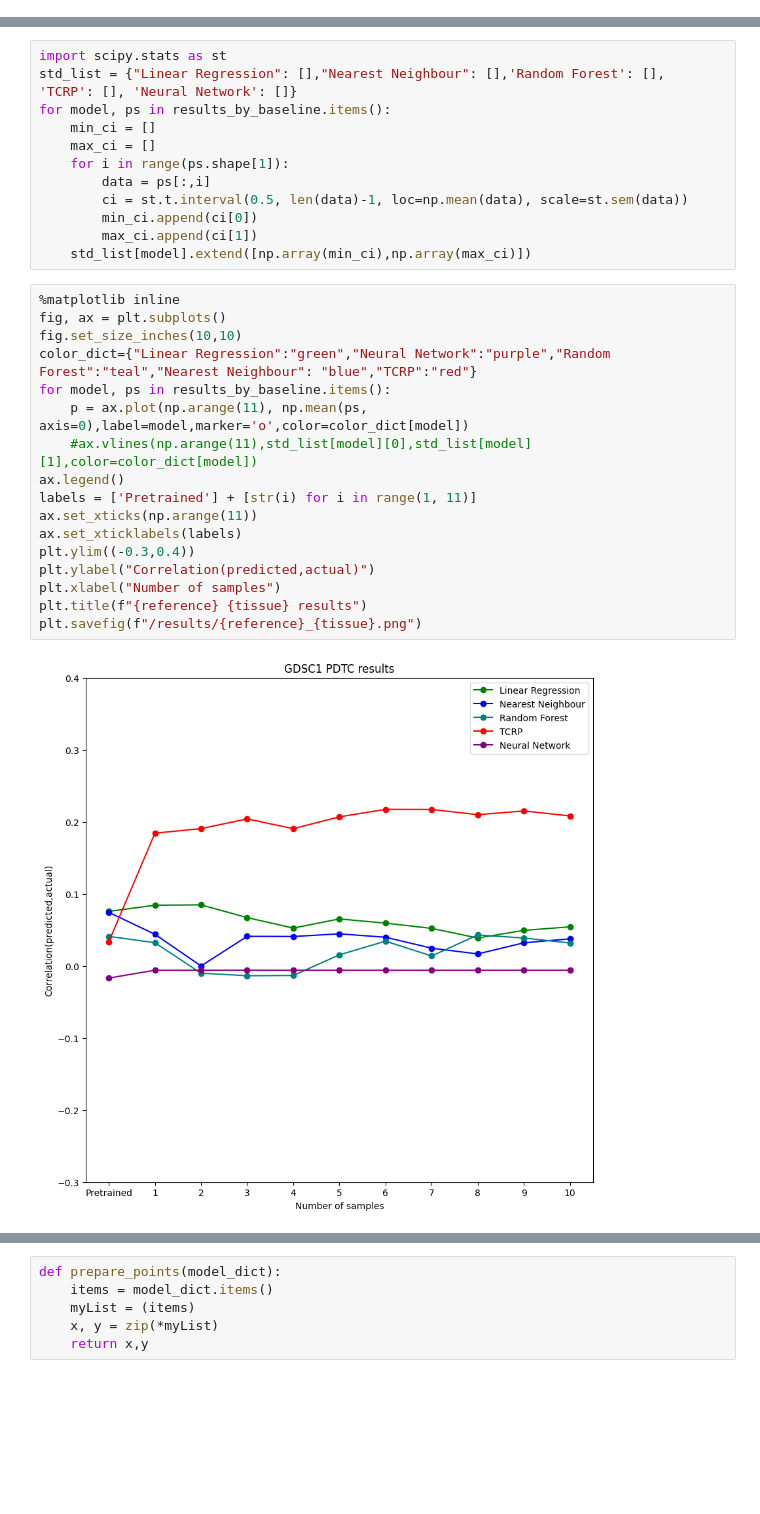
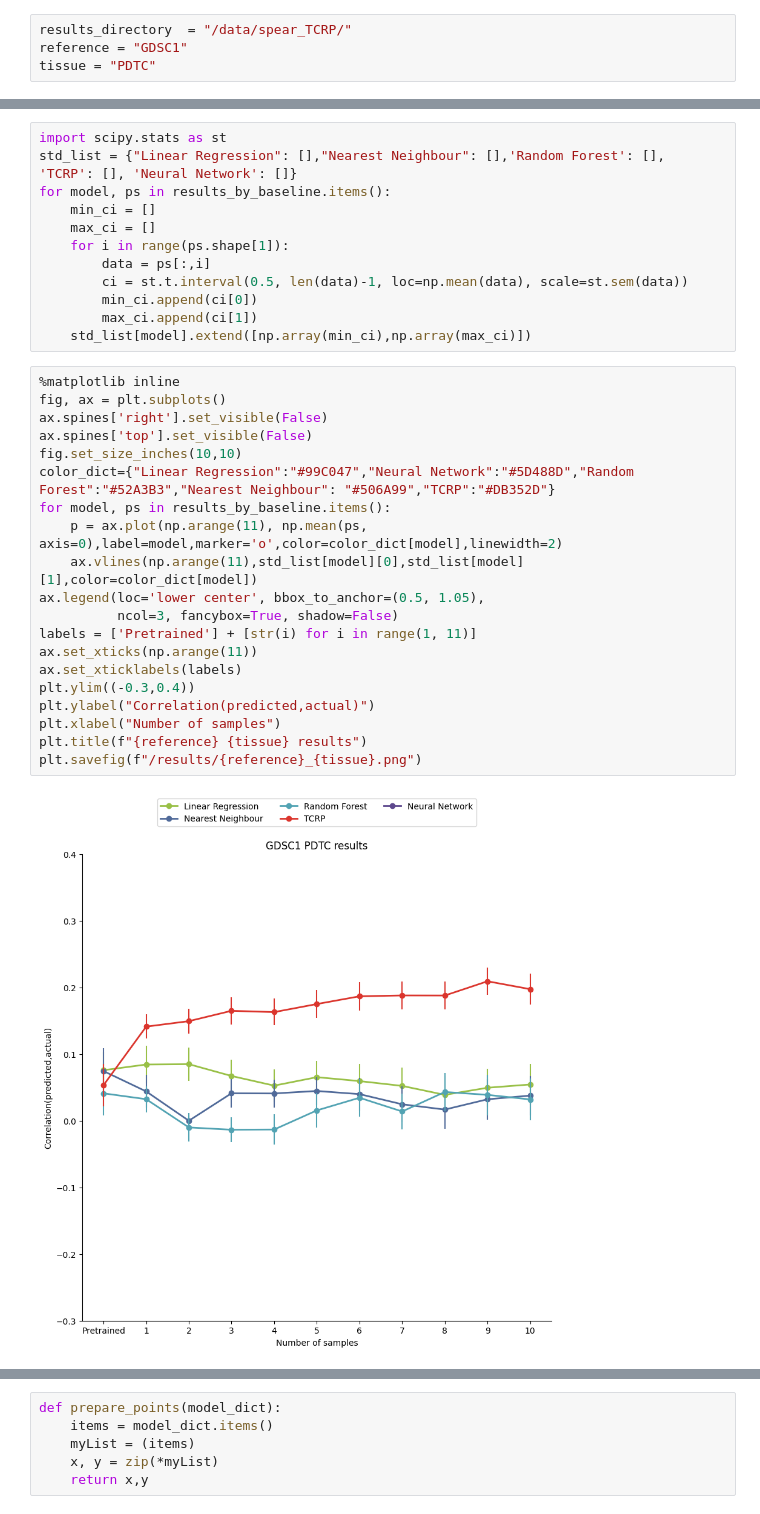
Before and after one commit to bhklab/TCRP_Reusability_Report, a Jupyter notebook: code/tcrp_model/model_comparisons/1-gather-baselines-and-fewshot.ipynb, the cells around one changed output, grey strips where cells are left out. Saved outputs shown, nothing was run; the diff lists cells and outputs as text; blank space fills up the shorter version.

```diff
--- a/code/tcrp_model/model_comparisons/1-gather-baselines-and-fewshot.ipynb
+++ b/code/tcrp_model/model_comparisons/1-gather-baselines-and-fewshot.ipynb
@@ -9,6 +9,10 @@ import pandas as pd
 results_directory  = "/results/GDSC1_PDTC/"
 reference = "GDSC1"
 tissue = "PDTC"
+# %%
+results_directory  = "/data/spear_TCRP/"
+reference = "GDSC1"
+tissue = "PDTC"
 # %%
 #specify baseline performance results path here
 datapath = Path(f"{results_directory}/baseline_performances/")
@@ -128,19 +132,22 @@ for model, ps in results_by_baseline.items():
 # %%
 %matplotlib inline
 fig, ax = plt.subplots()
+ax.spines['right'].set_visible(False)
+ax.spines['top'].set_visible(False)
 fig.set_size_inches(10,10)
-color_dict={"Linear Regression":"green","Neural Network":"purple","Random Forest":"teal","Nearest Neighbour": "blue","TCRP":"red"}
+color_dict={"Linear Regression":"#99C047","Neural Network":"#5D488D","Random Forest":"#52A3B3","Nearest Neighbour": "#506A99","TCRP":"#DB352D"}
 for model, ps in results_by_baseline.items():
-    p = ax.plot(np.arange(11), np.mean(ps, axis=0),label=model,marker='o',color=color_dict[model])
-    #ax.vlines(np.arange(11),std_list[model][0],std_list[model][1],color=color_dict[model])
-ax.legend()
+    p = ax.plot(np.arange(11), np.mean(ps, axis=0),label=model,marker='o',color=color_dict[model],linewidth=2)
+    ax.vlines(np.arange(11),std_list[model][0],std_list[model][1],color=color_dict[model])
+ax.legend(loc='lower center', bbox_to_anchor=(0.5, 1.05),
+          ncol=3, fancybox=True, shadow=False)
 labels = ['Pretrained'] + [str(i) for i in range(1, 11)]
 ax.set_xticks(np.arange(11))
 ax.set_xticklabels(labels)
 plt.ylim((-0.3,0.4))
 plt.ylabel("Correlation(predicted,actual)")
 plt.xlabel("Number of samples")
 plt.title(f"{reference} {tissue} results")
 plt.savefig(f"/results/{reference}_{tissue}.png")
 # %% [output]
-[figure, old version]
+[figure, new version]
```
Also changed, not shown: parts of 8 cells of this notebook, 51 other files.
